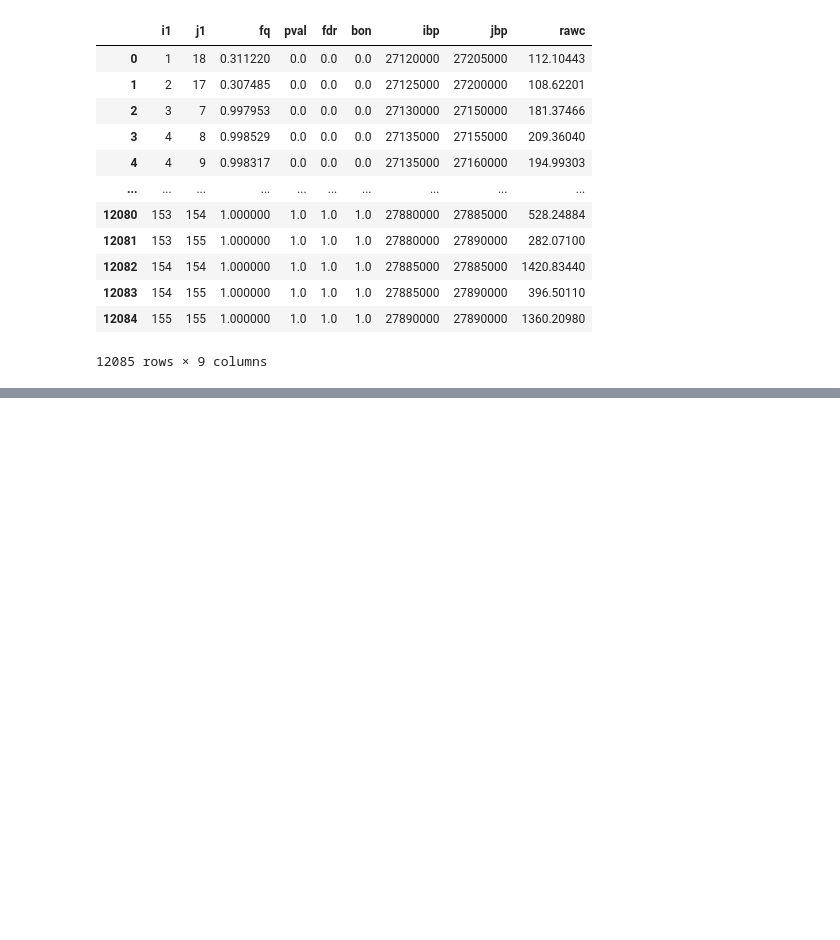
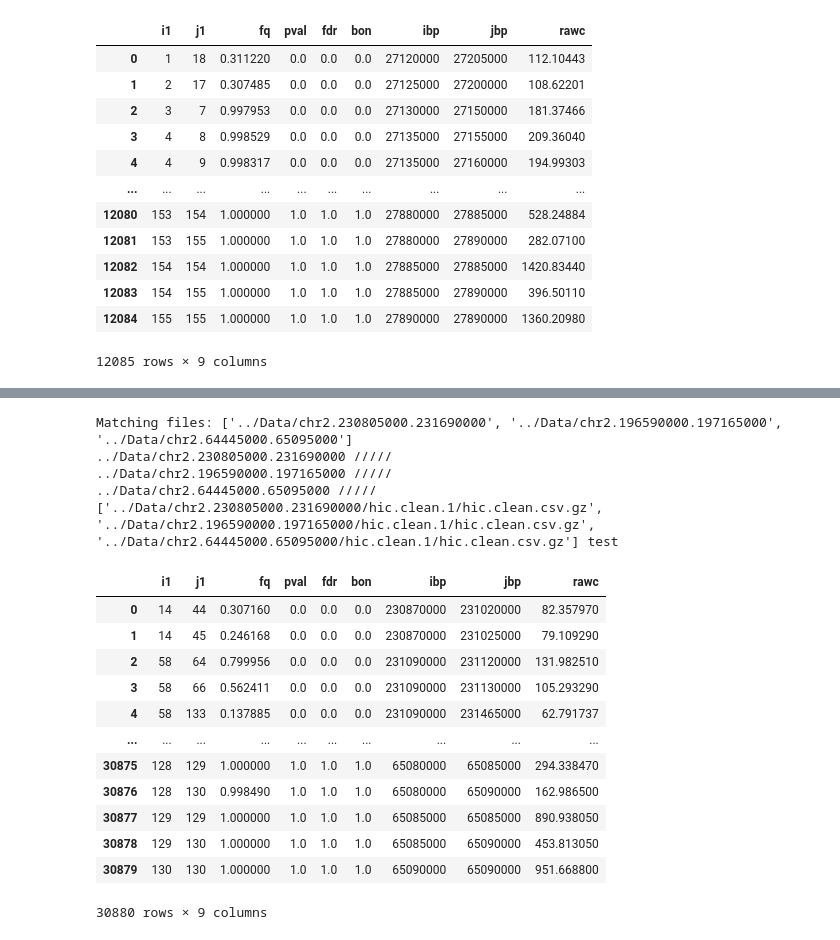
Before and after one commit to ldu3/chrompolymerDB_Project, a Jupyter notebook: Scripts/extraction.ipynb, the cells around one changed output, grey strips where cells are left out. Drawn from its saved outputs; the diff is of its cells as text; code cells hidden in the pictures; blank space fills up the shorter version.

Commit message:
based on the sequence start and end to return concated dataframe

```diff
--- a/Scripts/extraction.ipynb
+++ b/Scripts/extraction.ipynb
@@ -34,0 +37,60 @@ plt.show()
+# %%
+def matched_chromosome_data(chromosome_name, chromosomeSequence):
+    start = chromosomeSequence['start']
+    end = chromosomeSequence['end']
+
+    data_dir = f"../Data/"
+    file_pattern = f"{data_dir}/{chromosome_name}.*.*"
+    matching_files = glob.glob(file_pattern)
+    print("Matching files:", matching_files)
+
+    selected_files = []
+    for file in matching_files:
+        dir_name = os.path.basename(file)
+        dir_parts = dir_name.split(".")
+
+        if len(dir_parts) == 3:
+            try:
+                file_start = int(dir_parts[1])
+                file_end = int(dir_parts[2])
+            except ValueError:
+                print(f"Skipping file due to invalid format: {file}")
+                continue
+
+            # Check if the file is within the provided range
+            if file_start >= start and file_end <= end:
+                folder_path = os.path.join(file, 'hic.clean.1', 'hic.clean.csv.gz')
+                selected_files.append(folder_path)
+        else:
+            print(f"Skipping file due to insufficient parts: {file}")
+
+    data_frames = [pd.read_csv(file) for file in selected_files]
+
+    if data_frames:
+        chromosome_data_df = pd.concat(data_frames, ignore_index=True)
+    else:
+        chromosome_data_df = pd.DataFrame()
+
+    return chromosome_data_df
+
+result = matched_chromosome_data('chr2', {"start": 6400000, "end": 100000000000})
+result
+# %% [output]
+Matching files: ['../Data/chr2.230805000.231690000', '../Data/chr2.196590000.197165000', '../Data/chr2.64445000.65095000']
+../Data/chr2.230805000.231690000 /////
+../Data/chr2.196590000.197165000 /////
+../Data/chr2.64445000.65095000 /////
+['../Data/chr2.230805000.231690000/hic.clean.1/hic.clean.csv.gz', '../Data/chr2.196590000.197165000/hic.clean.1/hic.clean.csv.gz', '../Data/chr2.64445000.65095000/hic.clean.1/hic.clean.csv.gz'] test
+|  | i1 | j1 | fq | pval | fdr | bon | ibp | jbp | rawc |
+| 0 | 14 | 44 | 0.307160 | 0.0 | 0.0 | 0.0 | 230870000 | 231020000 | 82.357970 |
+| 1 | 14 | 45 | 0.246168 | 0.0 | 0.0 | 0.0 | 230870000 | 231025000 | 79.109290 |
+| 2 | 58 | 64 | 0.799956 | 0.0 | 0.0 | 0.0 | 231090000 | 231120000 | 131.982510 |
+| 3 | 58 | 66 | 0.562411 | 0.0 | 0.0 | 0.0 | 231090000 | 231130000 | 105.293290 |
+| 4 | 58 | 133 | 0.137885 | 0.0 | 0.0 | 0.0 | 231090000 | 231465000 | 62.791737 |
+| ... | ... | ... | ... | ... | ... | ... | ... | ... | ... |
+| 30875 | 128 | 129 | 1.000000 | 1.0 | 1.0 | 1.0 | 65080000 | 65085000 | 294.338470 |
+| 30876 | 128 | 130 | 0.998490 | 1.0 | 1.0 | 1.0 | 65080000 | 65090000 | 162.986500 |
+| 30877 | 129 | 129 | 1.000000 | 1.0 | 1.0 | 1.0 | 65085000 | 65085000 | 890.938050 |
+| 30878 | 129 | 130 | 1.000000 | 1.0 | 1.0 | 1.0 | 65085000 | 65090000 | 453.813050 |
+| 30879 | 130 | 130 | 1.000000 | 1.0 | 1.0 | 1.0 | 65090000 | 65090000 | 951.668800 |
+30880 rows × 9 columns
```
Also changed, not shown: parts of 2 cells of this notebook, 4 other files.
